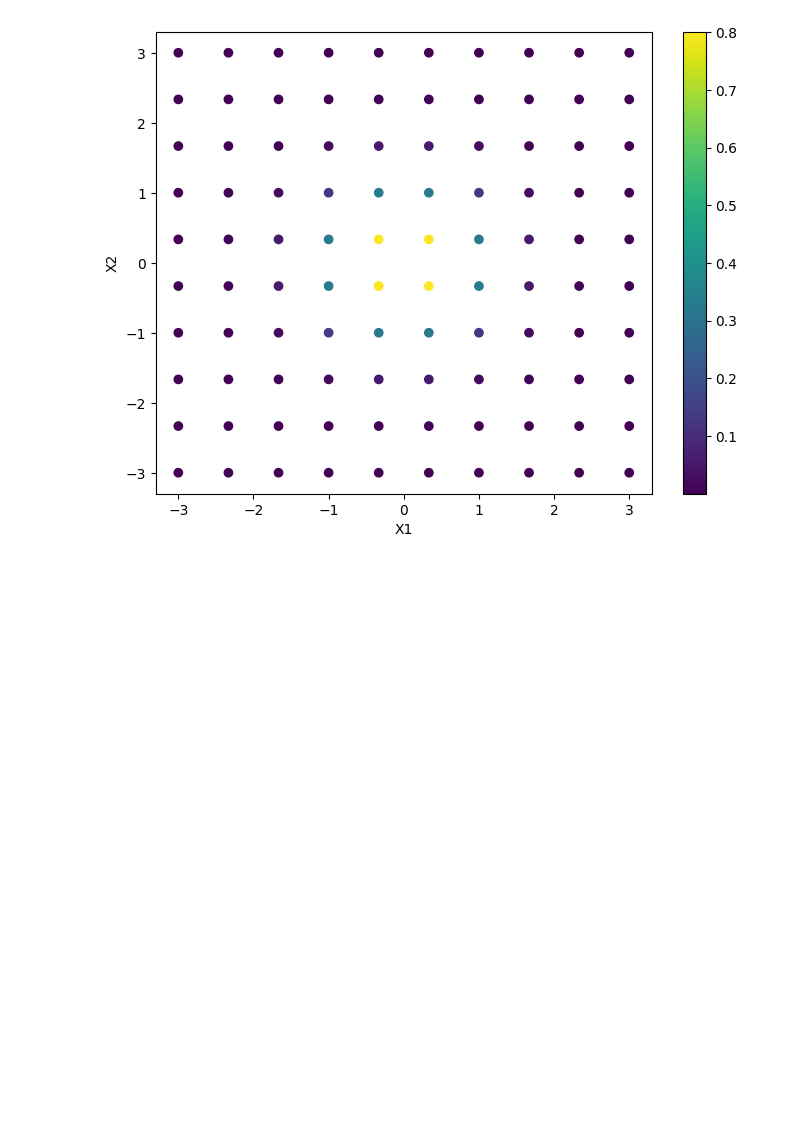
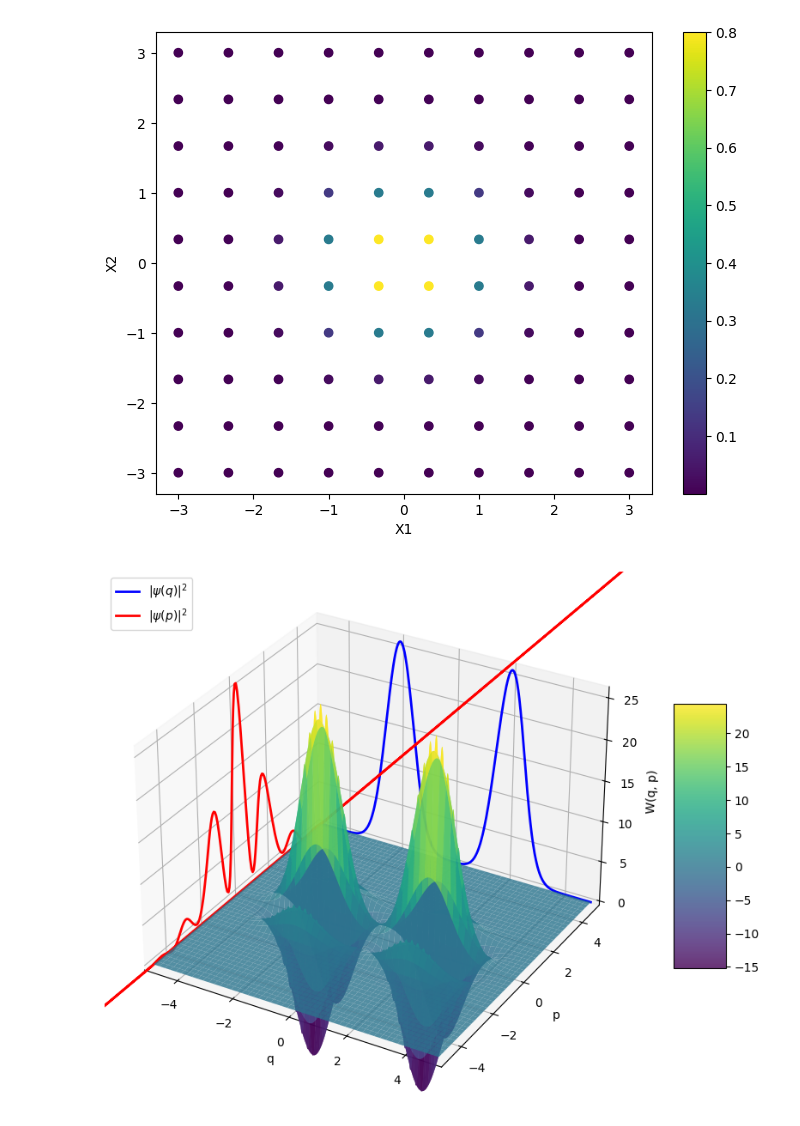
Before and after one commit to Daniel-Haas-B/NeuralQuantumState, a Jupyter notebook: misc.ipynb, the cells around one changed output. Drawn from its saved outputs; the diff is of its cells as text; code cells hidden in the pictures; blank space fills up the shorter version.

```diff
--- a/misc.ipynb
+++ b/misc.ipynb
@@ -389,3 +389,84 @@ plt.ylabel('X2')
 # %% [output]
 Text(0, 0.5, 'X2')
 [figure]
+# %%
+import numpy as np
+import matplotlib.pyplot as plt
+from scipy.fft import fft, fftshift, fftfreq
+from mpl_toolkits.mplot3d import Axes3D
+
+# Parameters for the cat state
+alpha = 2.0
+phi = np.pi / 4
+hbar = 1.0
+
+# Define the wavefunction for the cat state
+def psi_cat(q, alpha, phi):
+    return (1 / np.sqrt(2)) * (np.exp(-(q - alpha)**2) + np.exp(-(q + alpha)**2) * np.exp(1j * phi))
+
+# Define the Wigner function using Fourier transform
+def wigner_function(q, p, psi):
+    x = q[:, None]
+    y = q[None, :]
+    psi_x = psi(x)
+    psi_y = psi(y)
+    phase = np.exp(-2j * np.outer(p, q) / hbar)
+    return (1 / np.pi * hbar) * np.sum(psi_x * np.conj(psi_y) * phase, axis=1).real
+
+# Create a grid for q and p
+q = np.linspace(-5, 5, 500)
+p = np.linspace(-5, 5, 5000)
+Q, P = np.meshgrid(q, p)
+
+# Compute the Wigner function values
+W = np.array([wigner_function(q, p_i, lambda x: psi_cat(x, alpha, phi)) for p_i in p])
+
+# Compute the marginal probability densities
+psi_q = np.abs(psi_cat(q, alpha, phi))**2
+
+# Use finer resolution for the Fourier transform to achieve smoother results
+q_fine = np.linspace(-5, 5, 5000)
+psi_q_fine = np.abs(psi_cat(q_fine, alpha, phi))**2
+psi_p_complex = fftshift(fft(psi_q_fine))
+psi_p = np.abs(psi_p_complex)**2
+p_normalized = fftshift(fftfreq(q_fine.size, d=(q_fine[1] - q_fine[0]))) * (2 * np.pi)
+
+# Normalize psi_p to fit within the Wigner function's z-axis limits
+psi_q_scaled = psi_q * np.max(W) / np.max(psi_q)
+psi_p_scaled = psi_p * np.max(W) / np.max(psi_p)
+
+# Smooth psi_p by interpolation
+from scipy.interpolate import interp1d
+psi_p_interp = interp1d(p_normalized, psi_p_scaled, kind='cubic')
+p_interp = np.linspace(np.min(p_normalized), np.max(p_normalized), len(p_normalized)*10)
+psi_p_smooth = psi_p_interp(p_interp)
+
+# Plot the Wigner function and the marginal densities
+fig = plt.figure(figsize=(12, 8))
+ax = fig.add_subplot(111, projection='3d')
+
+# 3D plot of the Wigner function
+surf = ax.plot_surface(Q, P, W, cmap='viridis', edgecolor='none', alpha=0.8)
+
+# Project position probability density on the y=-5 plane
+ax.plot(q, np.full_like(q, 5), psi_q_scaled, color='blue', lw=2, label=r'$|\psi(q)|^2$')
+
+# Project smoothed momentum probability density on the x=-5 plane
+ax.plot(np.full_like(p_interp, -5), p_interp, psi_p_smooth, color='red', lw=2, label=r'$|\psi(p)|^2$')
+
+# Set limits to ensure the projections are visible
+ax.set_xlim([-5, 5])
+ax.set_ylim([-5, 5])
+ax.set_zlim([0, np.max(W)])
+
+# Plot settings
+ax.set_xlabel('q')
+ax.set_ylabel('p')
+ax.set_zlabel('W(q, p)')
+ax.legend()
+
+# Add color bar for Wigner function
+fig.colorbar(surf, ax=ax, shrink=0.5, aspect=5)
+plt.show()
+# %% [output]
+[figure, added]
```
Also changed, not shown: 30 other files.
